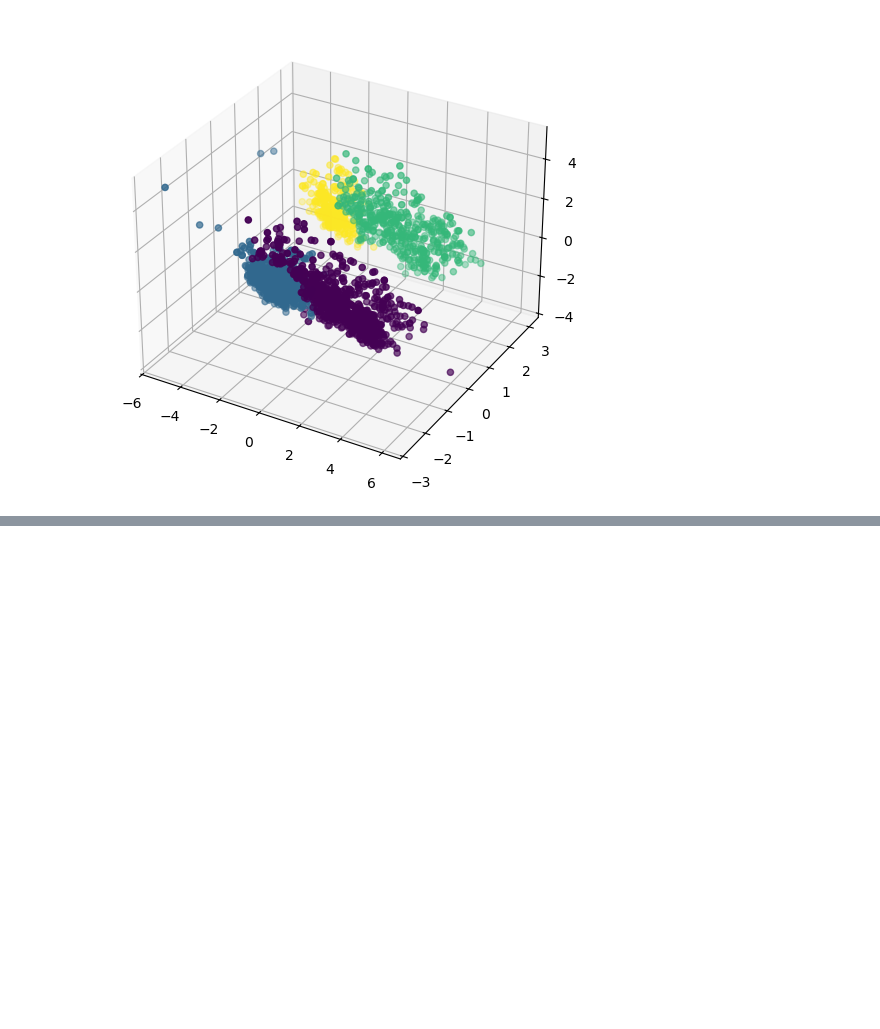
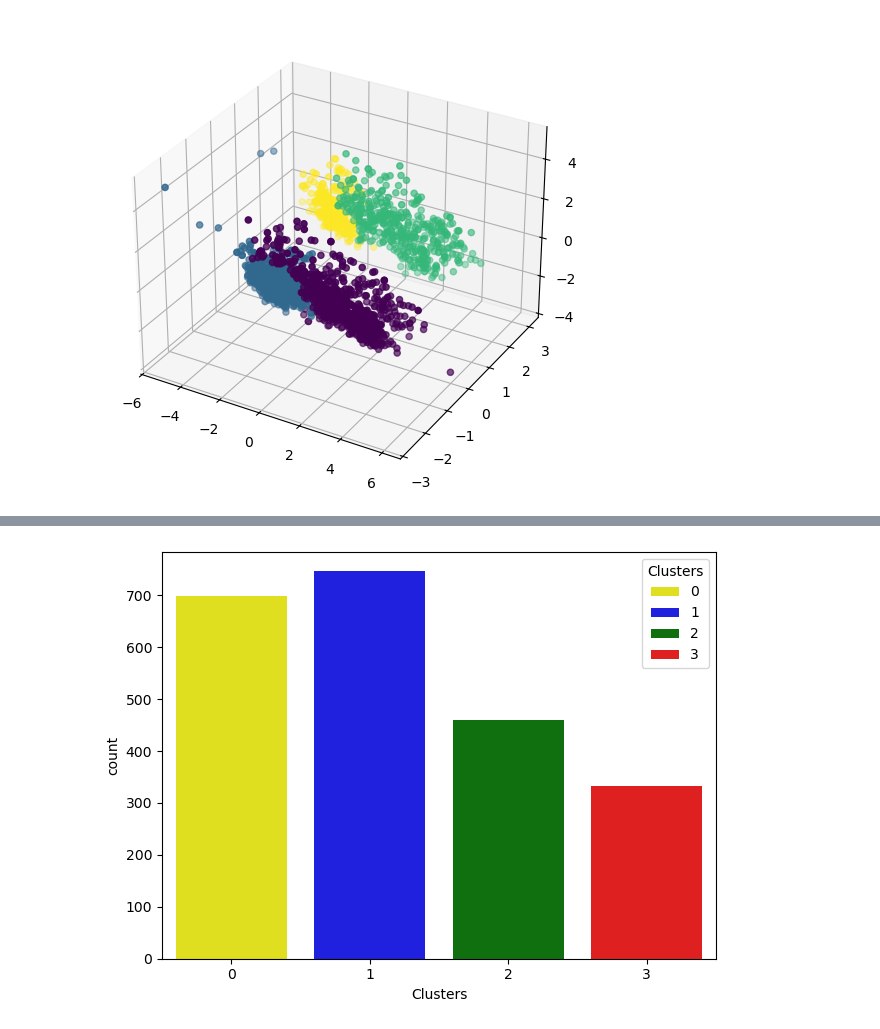
Before and after one commit to mihirgupta665/PRIME-AI-And-ML-, a Jupyter notebook: 8_UnSupervised_Learning/6_Customer_Segmentation_System/1_Smart_Cart.ipynb, the cells around one changed output, grey strips where cells are left out. Cells and saved outputs as stored; diff of their text form; code cells hidden in the pictures; blank space fills up the shorter version.

Commit message:
Visualaising and interpreting the cluster for their counts

```diff
--- a/8_UnSupervised_Learning/6_Customer_Segmentation_System/1_Smart_Cart.ipynb
+++ b/8_UnSupervised_Learning/6_Customer_Segmentation_System/1_Smart_Cart.ipynb
@@ -450,3 +473,5 @@ aw.scatter(X_pca[:,0], X_pca[:,1], X_pca[:,2], c=agg_labels)
 # %% [output]
 <mpl_toolkits.mplot3d.art3d.Path3DCollection at 0x...>
 [figure]
+# %%
+df_cleaned["Clusters"] = agg_labels
@@ -452,0 +487,6 @@ aw.scatter(X_pca[:,0], X_pca[:,1], X_pca[:,2], c=agg_labels)
+# %%
+pal = ["yellow", "blue", "green", "red"]
+sns.countplot(x=df_cleaned["Clusters"], palette=pal, hue=df_cleaned["Clusters"])
+plt.tight_layout()
+# %% [output]
+[figure, added]
```
Also changed, not shown: parts of 4 cells of this notebook, 1 other file.
